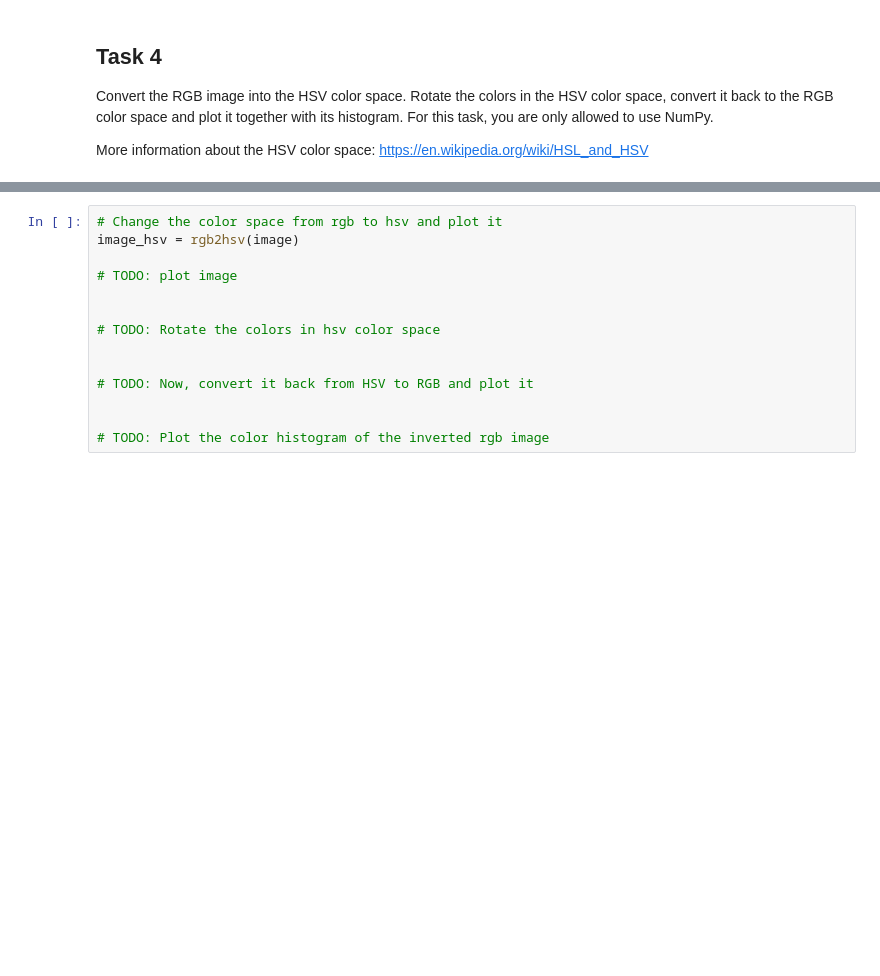
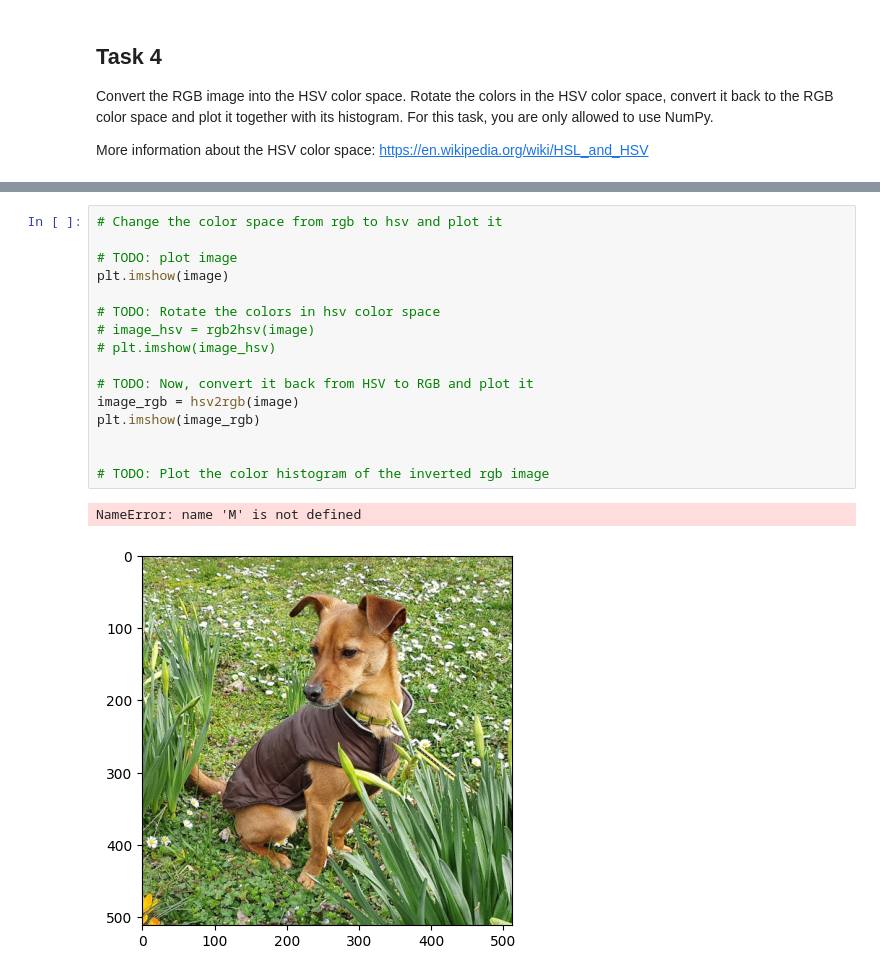
Before and after one commit to cfyoc/3dcv-students, a Jupyter notebook: 1.0-tl-scientific-python.ipynb, the cells around one changed output, grey strips where cells are left out. Saved outputs shown, nothing was run; the diff lists cells and outputs as text; blank space fills up the shorter version.

```diff
--- a/1.0-tl-scientific-python.ipynb
+++ b/1.0-tl-scientific-python.ipynb
@@ -235,14 +311,19 @@ def hsv2rgb(image):
 # %%
 # Change the color space from rgb to hsv and plot it
-image_hsv = rgb2hsv(image)
 
 # TODO: plot image
-
+plt.imshow(image)
 
 # TODO: Rotate the colors in hsv color space
-
+# image_hsv = rgb2hsv(image)
+# plt.imshow(image_hsv)
 
 # TODO: Now, convert it back from HSV to RGB and plot it
+image_rgb = hsv2rgb(image)
+plt.imshow(image_rgb)
 
 
 # TODO: Plot the color histogram of the inverted rgb image
+# %% [output]
+NameError: name 'M' is not defined
+[figure, added]
```
Also changed, not shown: parts of 2 cells of this notebook.
